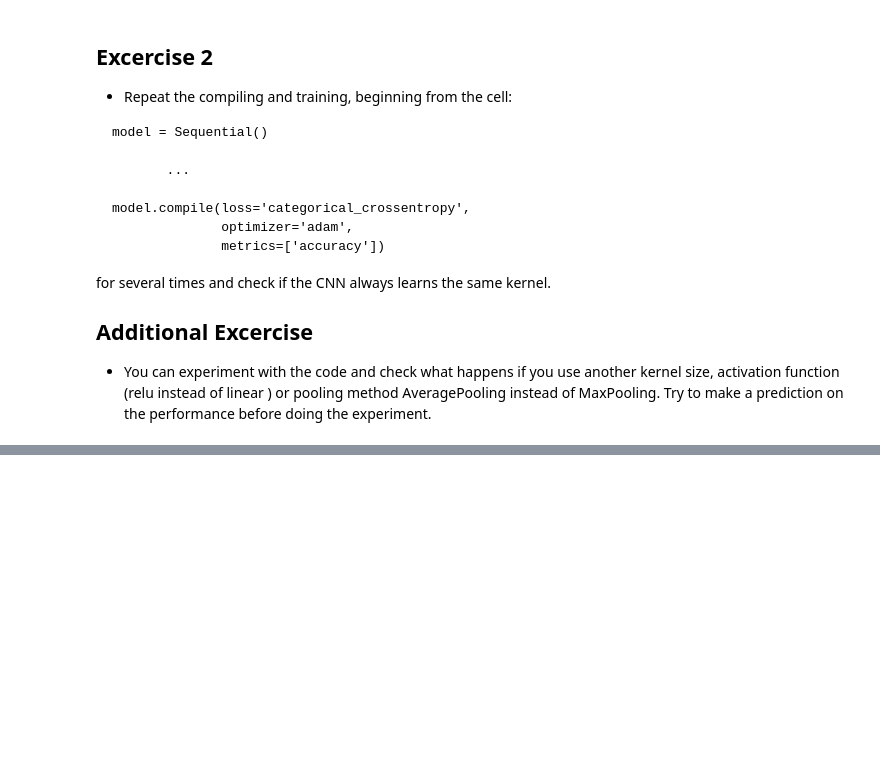
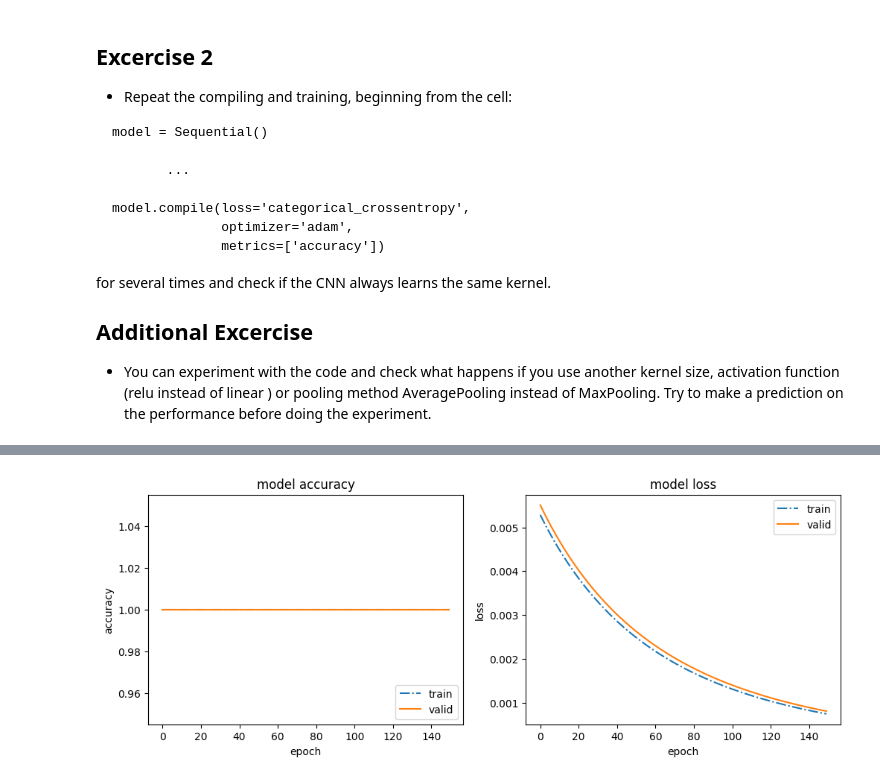
Before and after one commit to marionwenger/DLColabNotebooks, a Jupyter notebook: notebooks/05_cnn_edge_lover.ipynb, the cells around one changed output, grey strips where cells are left out. Cells and saved outputs as stored; diff of their text form; code cells hidden in the pictures; blank space fills up the shorter version.

```diff
--- a/notebooks/05_cnn_edge_lover.ipynb
+++ b/notebooks/05_cnn_edge_lover.ipynb
@@ -317,0 +391,30 @@ for several times and check if the CNN always learns the same kernel.
+# %%
+# train the model
+history=model.fit(X_train, Y_train,
+                  validation_data=(X_val,Y_val),
+                  batch_size=64,
+                  epochs=150,
+                  verbose=0) #1)
+# %%
+# plot the development of the accuracy and loss during training
+plt.figure(figsize=(12,4))
+plt.subplot(1,2,(1))
+plt.plot(history.history['accuracy'],linestyle='-.')
+plt.plot(history.history['val_accuracy'])
+plt.title('model accuracy')
+plt.ylabel('accuracy')
+plt.xlabel('epoch')
+plt.legend(['train', 'valid'], loc='lower right')
+plt.subplot(1,2,(2))
+plt.plot(history.history['loss'],linestyle='-.')
+plt.plot(history.history['val_loss'])
+plt.title('model loss')
+plt.ylabel('loss')
+plt.xlabel('epoch')
+plt.legend(['train', 'valid'], loc='upper right');
+
+# jetzt ist es nach ca. 2 Epochen perfekt, danach sinkt nur noch der Loss...
+# ich hatte also Recht damit, dass die Geschwindigkeit höher wurde!
+# und ja, in the end, sind beide nahezu perfekt...
+# %% [output]
+[figure, added]
```
Also changed, not shown: parts of 17 cells of this notebook.
